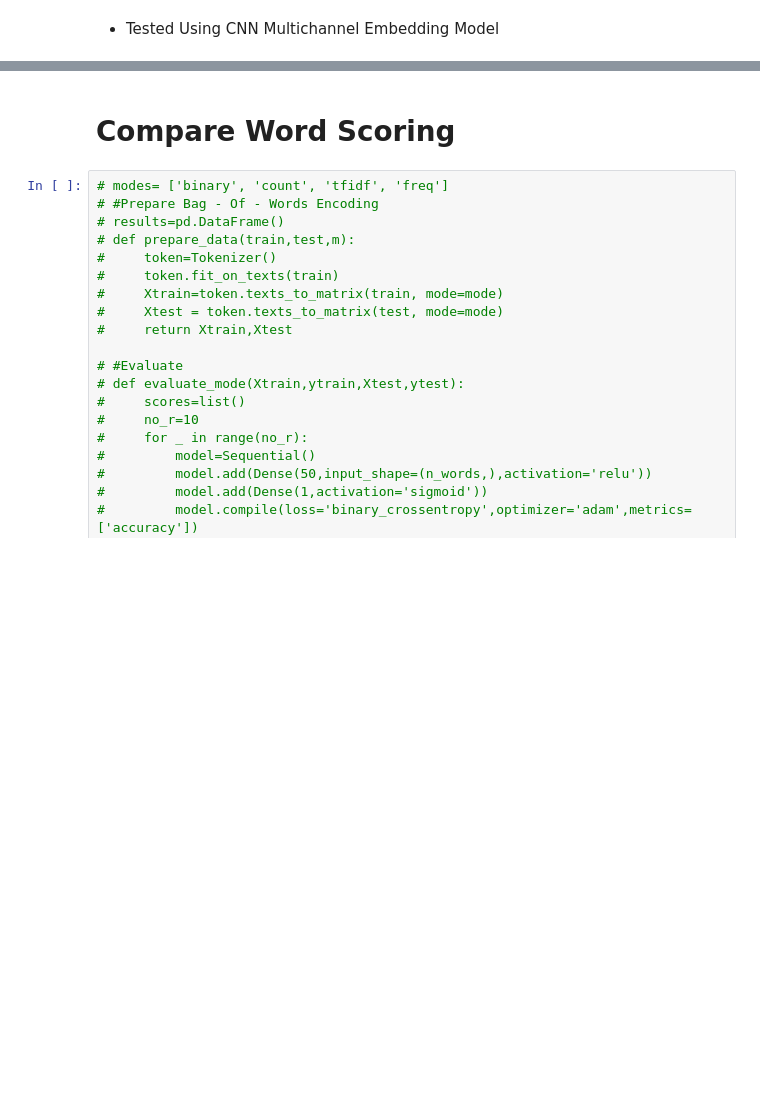
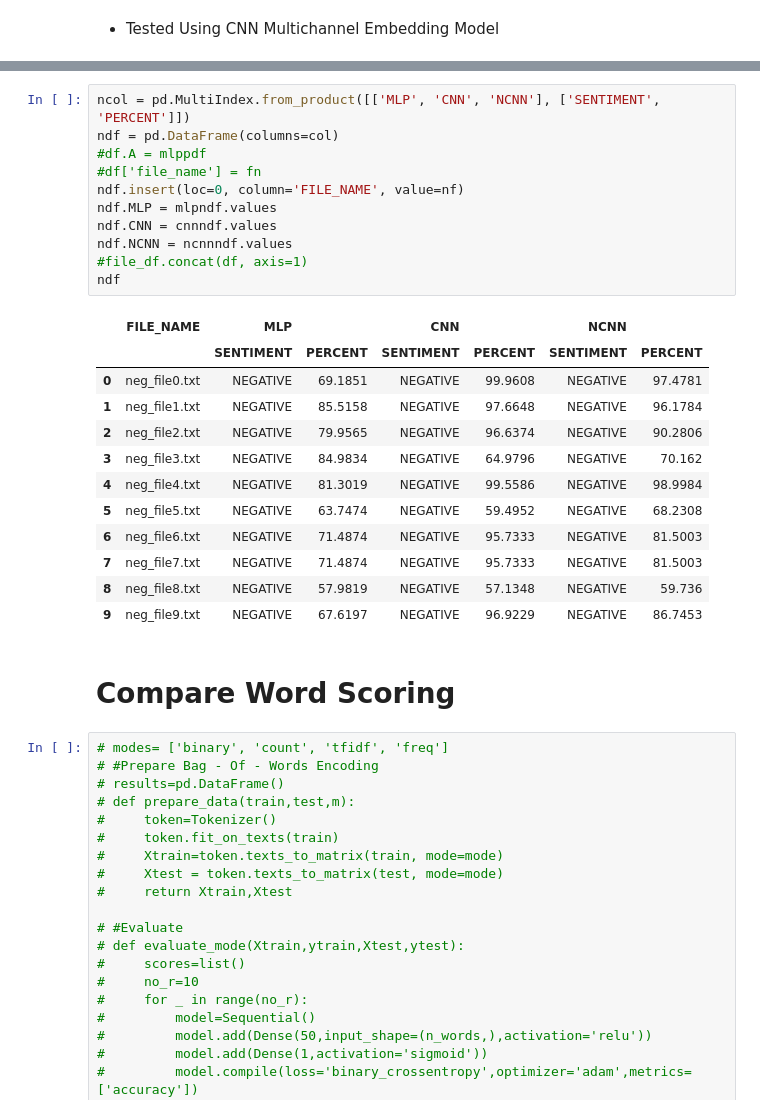
Before and after one commit to ashish1500616/Machine-Learning-Projects, a Jupyter notebook: p7_capstone_project/Sentiment_Analysis_Udacity.ipynb, the cells around one changed output, grey strips where cells are left out. Saved outputs shown, nothing was run; the diff lists cells and outputs as text; blank space fills up the shorter version.

```diff
--- a/p7_capstone_project/Sentiment_Analysis_Udacity.ipynb
+++ b/p7_capstone_project/Sentiment_Analysis_Udacity.ipynb
@@ -1147,3 +1235,27 @@ Sentiment: POSITIVE (67.358%)
+# %%
+ncol = pd.MultiIndex.from_product([['MLP', 'CNN', 'NCNN'], ['SENTIMENT', 'PERCENT']])
+ndf = pd.DataFrame(columns=col)
+#df.A = mlppdf
+#df['file_name'] = fn
+ndf.insert(loc=0, column='FILE_NAME', value=nf)
+ndf.MLP = mlpndf.values
+ndf.CNN = cnnndf.values
+ndf.NCNN = ncnnndf.values
+#file_df.concat(df, axis=1)
+ndf
+# %% [output]
+|  | FILE_NAME | MLP |  | CNN |  | NCNN |  |
+|  |  | SENTIMENT | PERCENT | SENTIMENT | PERCENT | SENTIMENT | PERCENT |
+| 0 | neg_file0.txt | NEGATIVE | 69.1851 | NEGATIVE | 99.9608 | NEGATIVE | 97.4781 |
+| 1 | neg_file1.txt | NEGATIVE | 85.5158 | NEGATIVE | 97.6648 | NEGATIVE | 96.1784 |
+| 2 | neg_file2.txt | NEGATIVE | 79.9565 | NEGATIVE | 96.6374 | NEGATIVE | 90.2806 |
+| 3 | neg_file3.txt | NEGATIVE | 84.9834 | NEGATIVE | 64.9796 | NEGATIVE | 70.162 |
+| 4 | neg_file4.txt | NEGATIVE | 81.3019 | NEGATIVE | 99.5586 | NEGATIVE | 98.9984 |
+| 5 | neg_file5.txt | NEGATIVE | 63.7474 | NEGATIVE | 59.4952 | NEGATIVE | 68.2308 |
+| 6 | neg_file6.txt | NEGATIVE | 71.4874 | NEGATIVE | 95.7333 | NEGATIVE | 81.5003 |
+| 7 | neg_file7.txt | NEGATIVE | 71.4874 | NEGATIVE | 95.7333 | NEGATIVE | 81.5003 |
+| 8 | neg_file8.txt | NEGATIVE | 57.9819 | NEGATIVE | 57.1348 | NEGATIVE | 59.736 |
+| 9 | neg_file9.txt | NEGATIVE | 67.6197 | NEGATIVE | 96.9229 | NEGATIVE | 86.7453 |
 # %% [markdown]
 # Compare Word Scoring
 # %%
```
Also changed, not shown: parts of 25 cells of this notebook.
